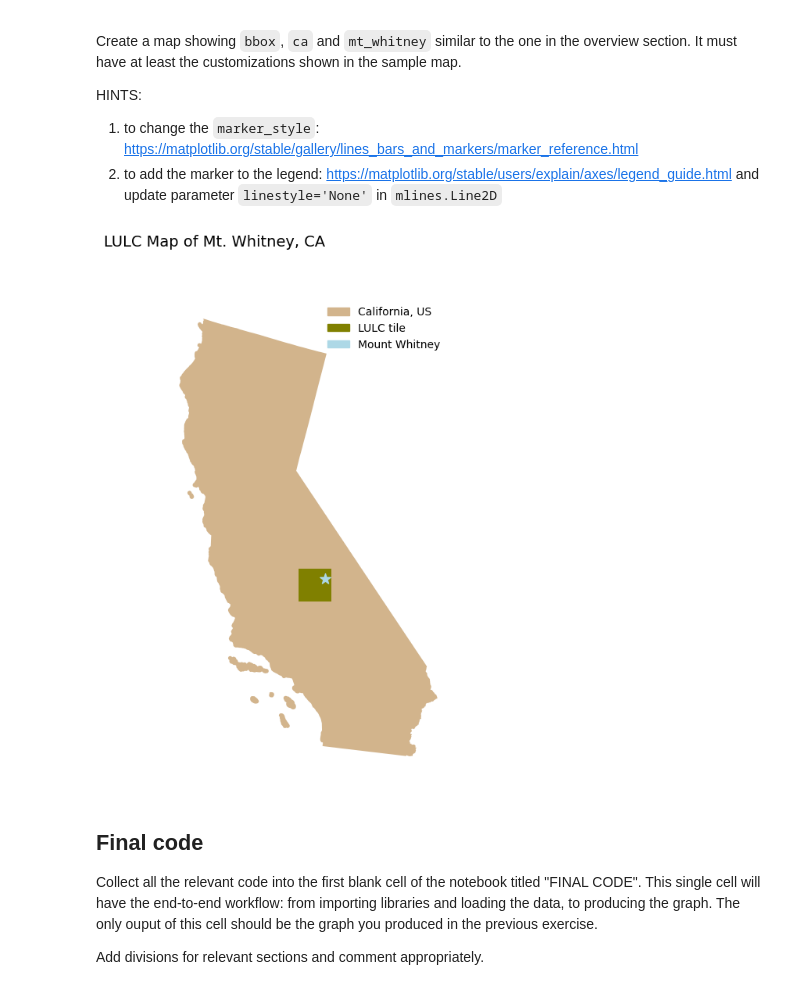
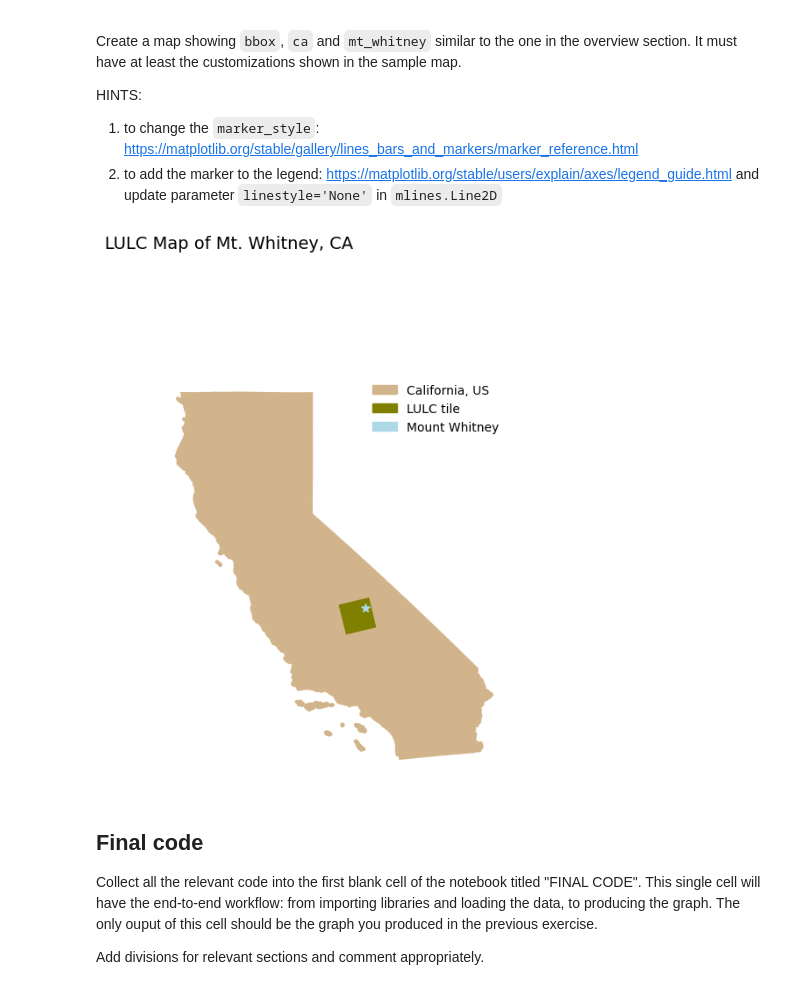
Before and after one commit to saingersoll/eds220-hwk-4, a Jupyter notebook: hwk4-task1-whitney-map.ipynb, the cells around one changed output. Cells and saved outputs as stored; diff of their text form; code cells hidden in the pictures.

Commit message:
check in

```diff
--- a/hwk4-task1-whitney-map.ipynb
+++ b/hwk4-task1-whitney-map.ipynb
@@ -130,7 +130,7 @@ ca.plot(color = 'hotpink')
 Create a `geopands.GeoDataFrame` named `bbox` with the lulc bounding box.
 # %%
 bbox = gpd.GeoDataFrame(geometry = [box(*lulc.rio.bounds())],
-                       crs = 'epsg:4326')
+                       crs = lulc.rio.crs)
 # %% [markdown]
 ## Mount Whitney point
 Create a `geopands.GeoDataFrame` named `mt_whitney` having the coordinates of Mount Whitney as a single point. You will need to look up Mount Whitney's coordinates. HINT: [`shapely.Point()` & rioxarray notebook](https://shapely.readthedocs.io/en/stable/reference/shapely.Point.html)
@@ -148,9 +152,5 @@ If there are any updates needed to the data, perform them in the next cells (you
 At the top of each one, include a comment explaining what is happening in that cell's code.
 # %%
 # converting CRS to match LULC
-ca = ca.to_crs(lulc.rio.crs)
-mt_whitney = mt_whitney.to_crs(lulc.rio.crs)
-
-# checking CRS transform
-print('Landsat CRS: ', landsat.rio.crs)
-print('CA Fire Boundary CRS: ', ca.crs)
+bbox = bbox.to_crs(ca.crs)
+print('LULC bbox CRS:', bbox.crs)
@@ -158,0 +159,4 @@ print('CA Fire Boundary CRS: ', ca.crs)
+# %%
+# matching mt. whitney to LULC data
+mt_whitney = mt_whitney.to_crs(ca.crs)
+print('Mt. Whitney CRS:', mt_whitney.crs)
@@ -169,36 +175,37 @@ HINTS:
 size = 8
 aspect = lulc.rio.width/lulc.rio.height
 
 fig, ax = plt.subplots()
 fig.set_size_inches(size, size*aspect)
 fig.suptitle('LULC Map of Mt. Whitney, CA', fontsize=14)
 fig.subplots_adjust(left=0.4)
 plt.axis('off')
 
 ca.plot(ax = ax,
         color = 'tan',
        aspect = 1)
 ca_patch = mpatches.Patch(color = 'tan',
                           label = 'California, US')
 
 bbox.plot(ax = ax,
          color = 'olive')
 lulc_patch = mpatches.Patch(color = 'olive',
                            label = 'LULC tile')
 
 mt_whitney.plot(ax = ax,
                color = 'lightblue',
                aspect = 1,
                marker = '*',
-               markersize = 100)
+               markersize = 50)
 mt_whitney_patch = mpatches.Patch(color = 'lightblue',
-                                 label = 'Mount Whitney')
+                                 label = 'Mount Whitney',
+                                 hatch = {'*'})
 
 ax.legend(handles = [ca_patch, lulc_patch, mt_whitney_patch], frameon = False, loc = 'upper right')
 
 plt.show()
 # %% [output]
-[figure, old version]
+[figure, new version]
 # %% [markdown]
 ## Final code
 Collect all the relevant code into the first blank cell of the notebook titled "FINAL CODE". This single cell will have the end-to-end workflow: from importing libraries and loading the data, to producing the graph. The only ouput of this cell should be the graph you produced in the previous exercise.
```
Also changed, not shown: parts of 5 cells of this notebook, 1 other file.
